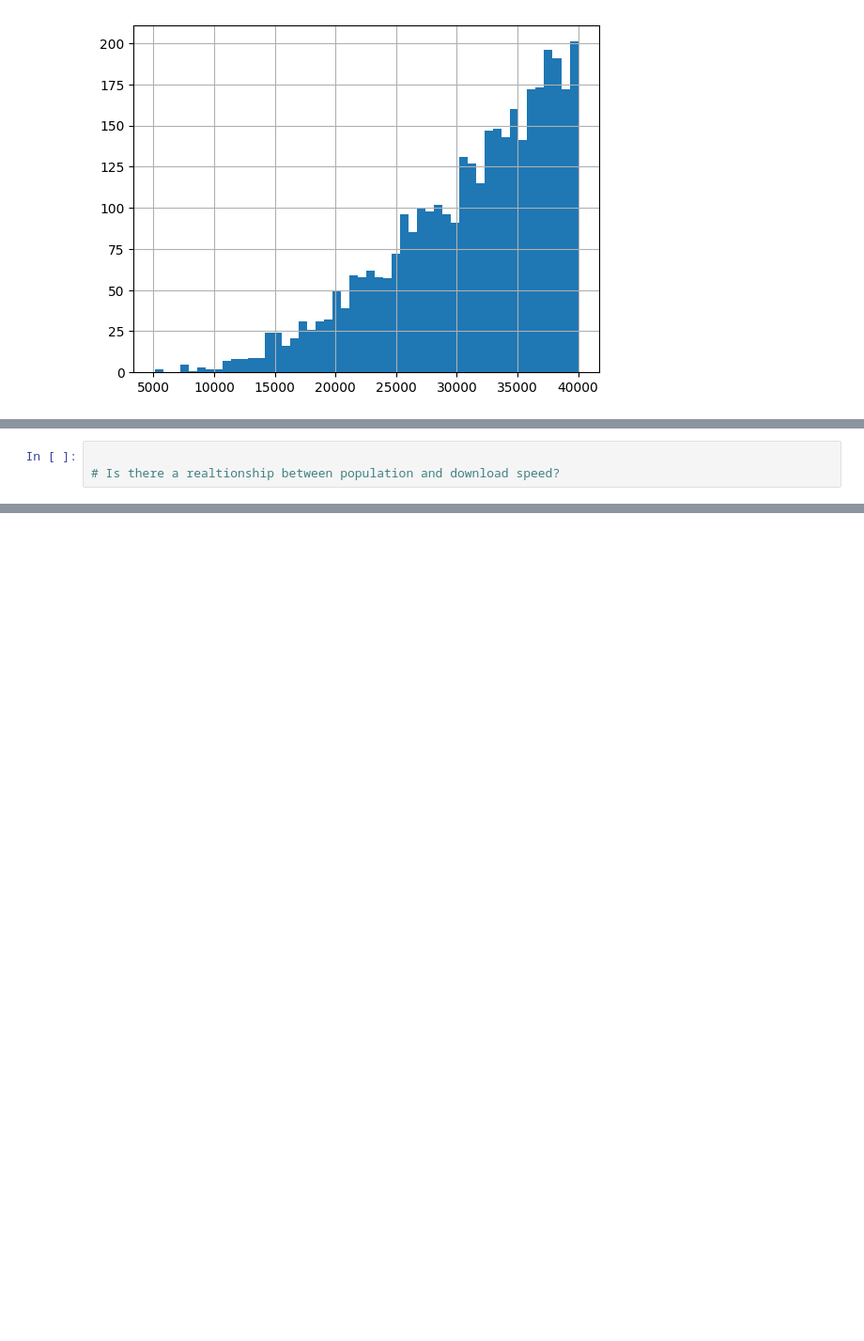
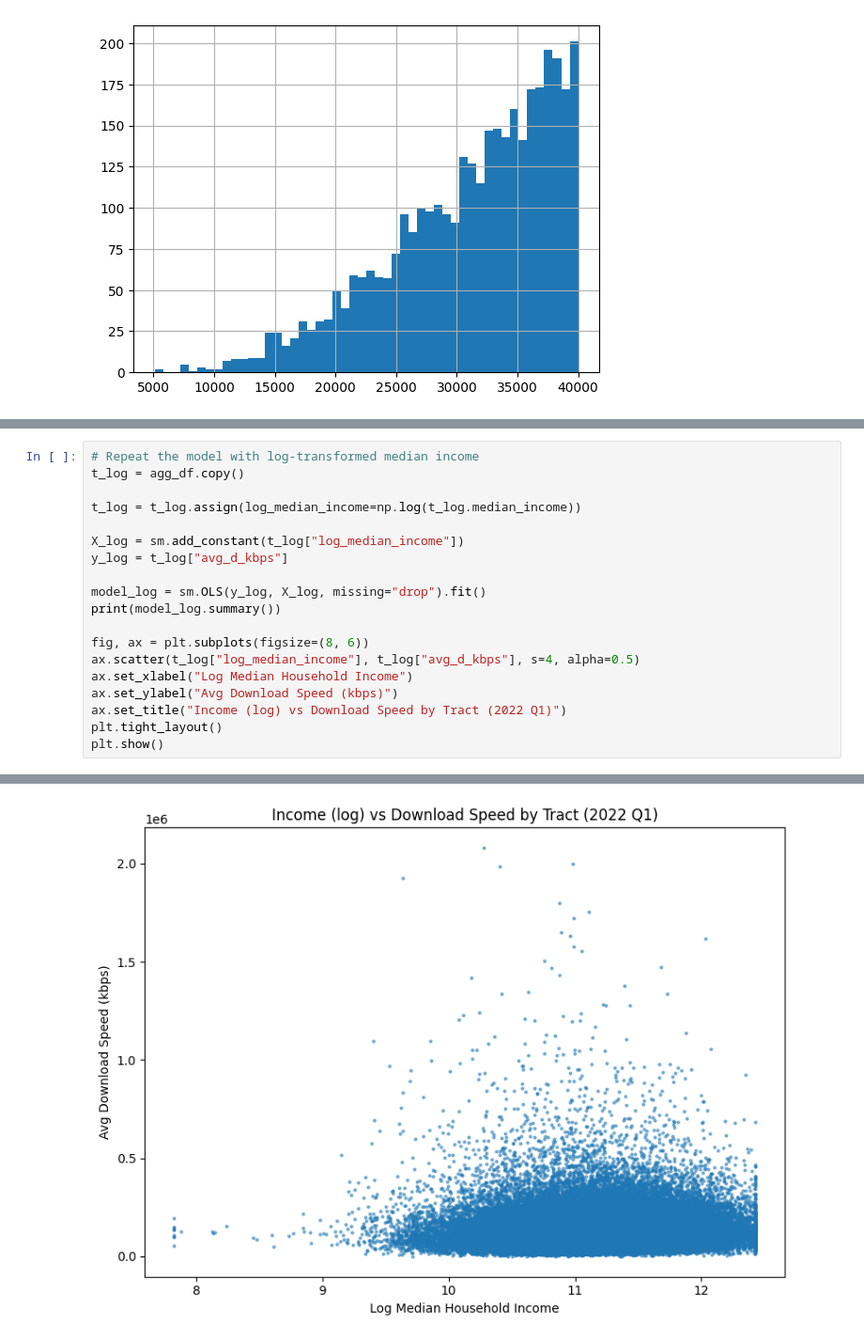
Before and after one commit to maxbusboom/WirelessIncome, a Jupyter notebook: notebooks/ericbusboom/03_ols.ipynb, the cells around one changed output, grey strips where cells are left out. Shown at 94% size. Drawn from its saved outputs; the diff is of its cells as text; blank space fills up the shorter version.

```diff
--- a/notebooks/ericbusboom/03_ols.ipynb
+++ b/notebooks/ericbusboom/03_ols.ipynb
@@ -229,6 +218,23 @@ Notes:
 [2] The condition number is large, 1.95e+05. This might indicate that there are
 strong multicollinearity or other numerical problems.
 [figure]
-# %%
-
-# Is there a realtionship between population and download speed?
+# %%
+# Repeat the model with log-transformed median income
+t_log = agg_df.copy()
+
+t_log = t_log.assign(log_median_income=np.log(t_log.median_income))
+
+X_log = sm.add_constant(t_log["log_median_income"])
+y_log = t_log["avg_d_kbps"]
+
+model_log = sm.OLS(y_log, X_log, missing="drop").fit()
+print(model_log.summary())
+
+fig, ax = plt.subplots(figsize=(8, 6))
+ax.scatter(t_log["log_median_income"], t_log["avg_d_kbps"], s=4, alpha=0.5)
+ax.set_xlabel("Log Median Household Income")
+ax.set_ylabel("Avg Download Speed (kbps)")
+ax.set_title("Income (log) vs Download Speed by Tract (2022 Q1)")
+plt.tight_layout()
+plt.show()
+# %% [output]
@@ -234,0 +258 @@ strong multicollinearity or other numerical problems.
+[figure, added]
```
Also changed, not shown: parts of 8 cells of this notebook, 3 other files.
